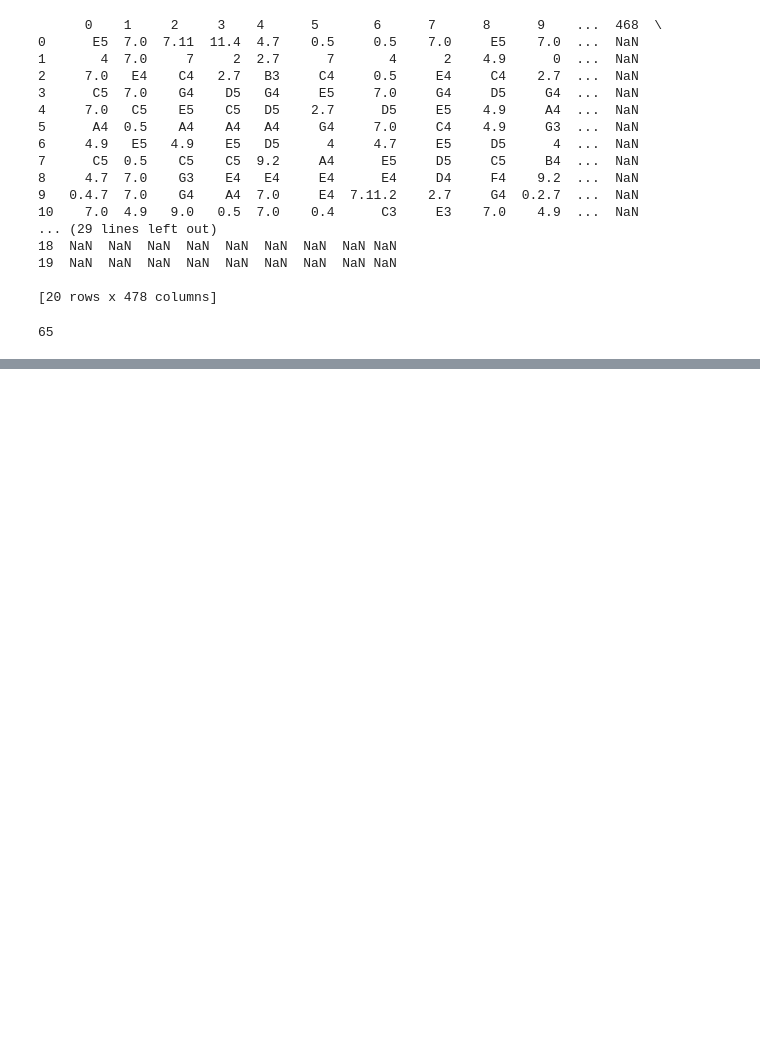
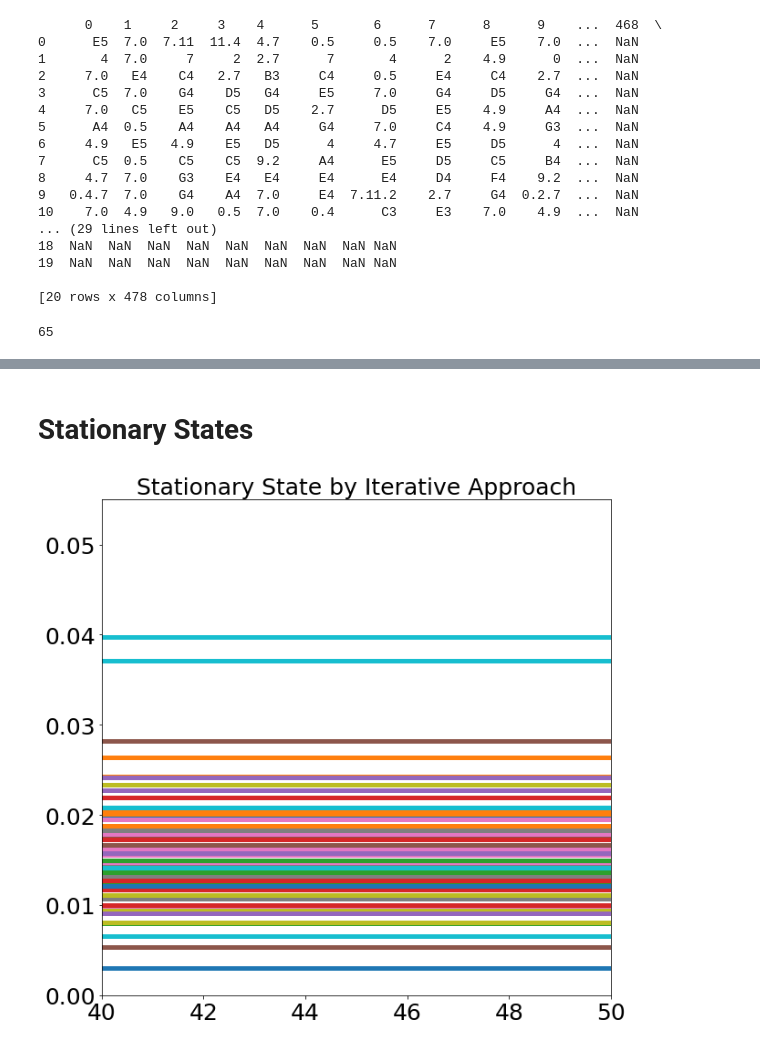
Before and after one commit to SayarGitHub/Markov-Chain, a Jupyter notebook: markov_music.ipynb, the cells around one changed output, grey strips where cells are left out. Drawn from its saved outputs; the diff is of its cells as text; code cells hidden in the pictures; blank space fills up the shorter version.

```diff
--- a/markov_music.ipynb
+++ b/markov_music.ipynb
@@ -200,3 +200,5 @@ df2.to_csv("dist_method_songs.csv")
 
 [5 rows x 201 columns]
+# %% [markdown]
+# Stationary States
 # %%
@@ -216,3 +216,18 @@ seed(4)
+# %%
+for x in range(50):
+    state=np.dot(state,P)
+    stateHist=np.append(stateHist,state,axis=0)
+    dfDistrHist = pd.DataFrame(stateHist)
+dfDistrHist.plot(legend=False, figsize=(10,10), linewidth=5)
+plt.xlim((40,50))
+plt.ylim((0,0.055))
+plt.xticks(fontsize=25)
+plt.yticks(fontsize=25)
+plt.title(label="Stationary State by Iterative Approach", fontsize=25)
+plt.savefig("Iterative.png", dpi=600)
+plt.show()
+# %% [output]
+[figure, added]
 # %%
 # Simulate from multinomial distribution
 def simulate_multinomial(vmultinomial):
```
Also changed, not shown: parts of 14 cells of this notebook, 6 other files.
